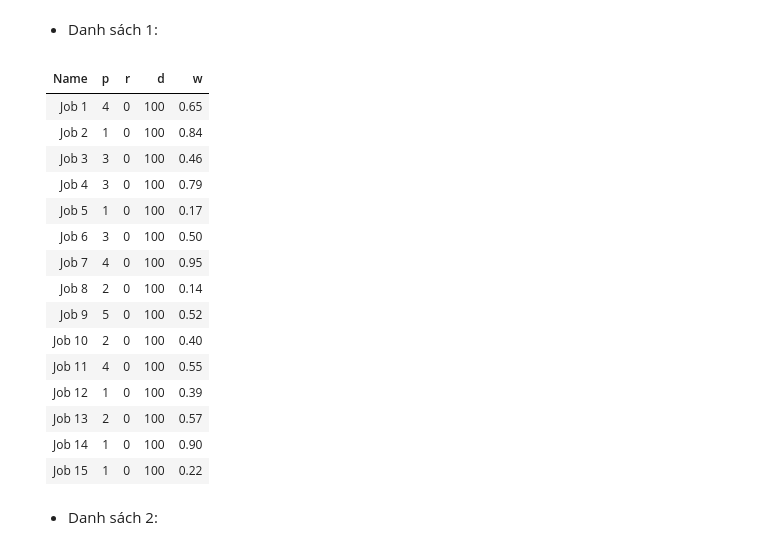
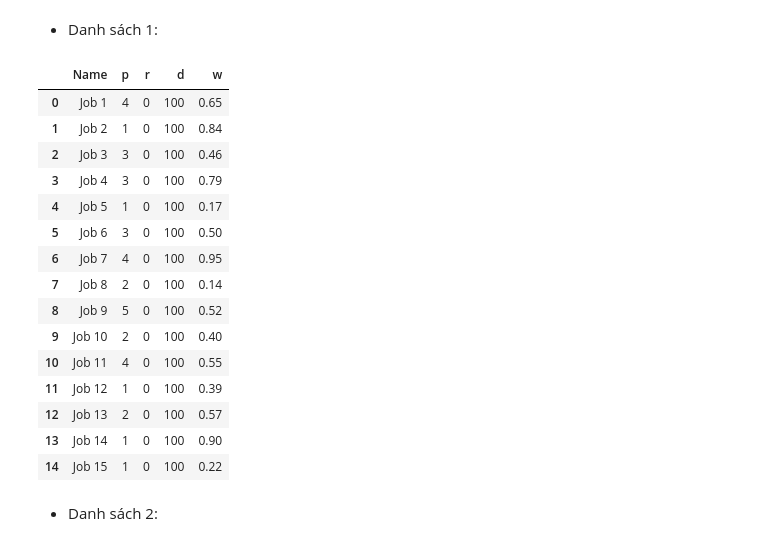
Before and after one commit to Bancie/thuhoach.nckh, a Jupyter notebook: ipynb/thuhoach2/Chạy số liệu minh hoạ bằng thư viện TiLearn.ipynb, the cells around one changed output. Cells and saved outputs as stored; diff of their text form; code cells hidden in the pictures.

```diff
--- a/ipynb/thuhoach2/Chạy số liệu minh hoạ bằng thư viện TiLearn.ipynb
+++ b/ipynb/thuhoach2/Chạy số liệu minh hoạ bằng thư viện TiLearn.ipynb
@@ -44,23 +68,25 @@ Note: you may need to restart the kernel to use updated packages.
 Giả sử ta cần xử lý 3 danh sách sau
 # %% [markdown]
 - Danh sách 1:
-# %% [markdown]
-| Name   | p  | r  | d   | w    |
-|--------|----|----|-----|------|
-| Job 1  | 4  | 0  | 100 | 0.65 |
-| Job 2  | 1  | 0  | 100 | 0.84 |
-| Job 3  | 3  | 0  | 100 | 0.46 |
-| Job 4  | 3  | 0  | 100 | 0.79 |
-| Job 5  | 1  | 0  | 100 | 0.17 |
-| Job 6  | 3  | 0  | 100 | 0.50 |
-| Job 7  | 4  | 0  | 100 | 0.95 |
-| Job 8  | 2  | 0  | 100 | 0.14 |
-| Job 9  | 5  | 0  | 100 | 0.52 |
-| Job 10 | 2  | 0  | 100 | 0.40 |
-| Job 11 | 4  | 0  | 100 | 0.55 |
-| Job 12 | 1  | 0  | 100 | 0.39 |
-| Job 13 | 2  | 0  | 100 | 0.57 |
-| Job 14 | 1  | 0  | 100 | 0.90 |
-| Job 15 | 1  | 0  | 100 | 0.22 |
+# %%
+list1 = '/Users/chibangnguyen/Documents/thuhoach.nckh/ipynb/thuhoach2/data/list1.csv'
+display(pd.read_csv(list1))
+# %% [output]
+|  | Name | p | r | d | w |
+| 0 | Job 1 | 4 | 0 | 100 | 0.65 |
+| 1 | Job 2 | 1 | 0 | 100 | 0.84 |
+| 2 | Job 3 | 3 | 0 | 100 | 0.46 |
+| 3 | Job 4 | 3 | 0 | 100 | 0.79 |
+| 4 | Job 5 | 1 | 0 | 100 | 0.17 |
+| 5 | Job 6 | 3 | 0 | 100 | 0.50 |
+| 6 | Job 7 | 4 | 0 | 100 | 0.95 |
+| 7 | Job 8 | 2 | 0 | 100 | 0.14 |
+| 8 | Job 9 | 5 | 0 | 100 | 0.52 |
+| 9 | Job 10 | 2 | 0 | 100 | 0.40 |
+| 10 | Job 11 | 4 | 0 | 100 | 0.55 |
+| 11 | Job 12 | 1 | 0 | 100 | 0.39 |
+| 12 | Job 13 | 2 | 0 | 100 | 0.57 |
+| 13 | Job 14 | 1 | 0 | 100 | 0.90 |
+| 14 | Job 15 | 1 | 0 | 100 | 0.22 |
 # %% [markdown]
 - Danh sách 2:
```
Also changed, not shown: parts of 19 cells of this notebook, 1 other file.
